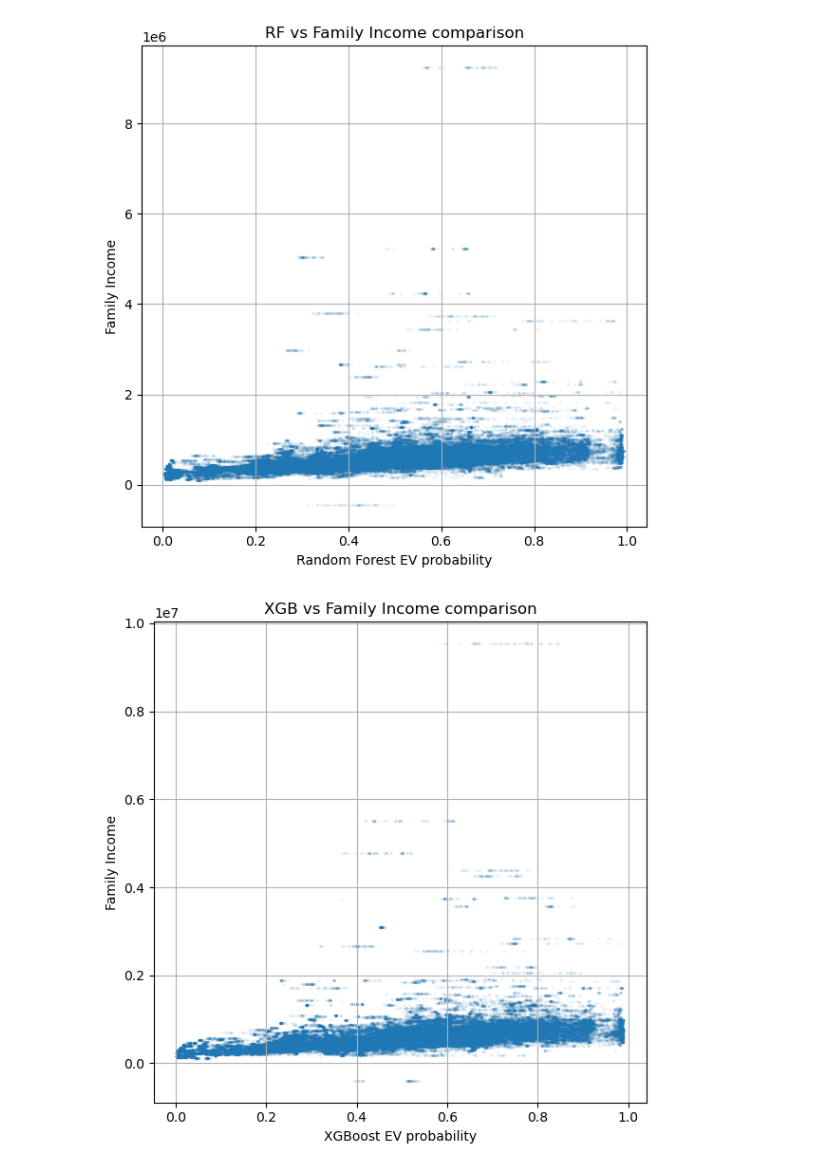
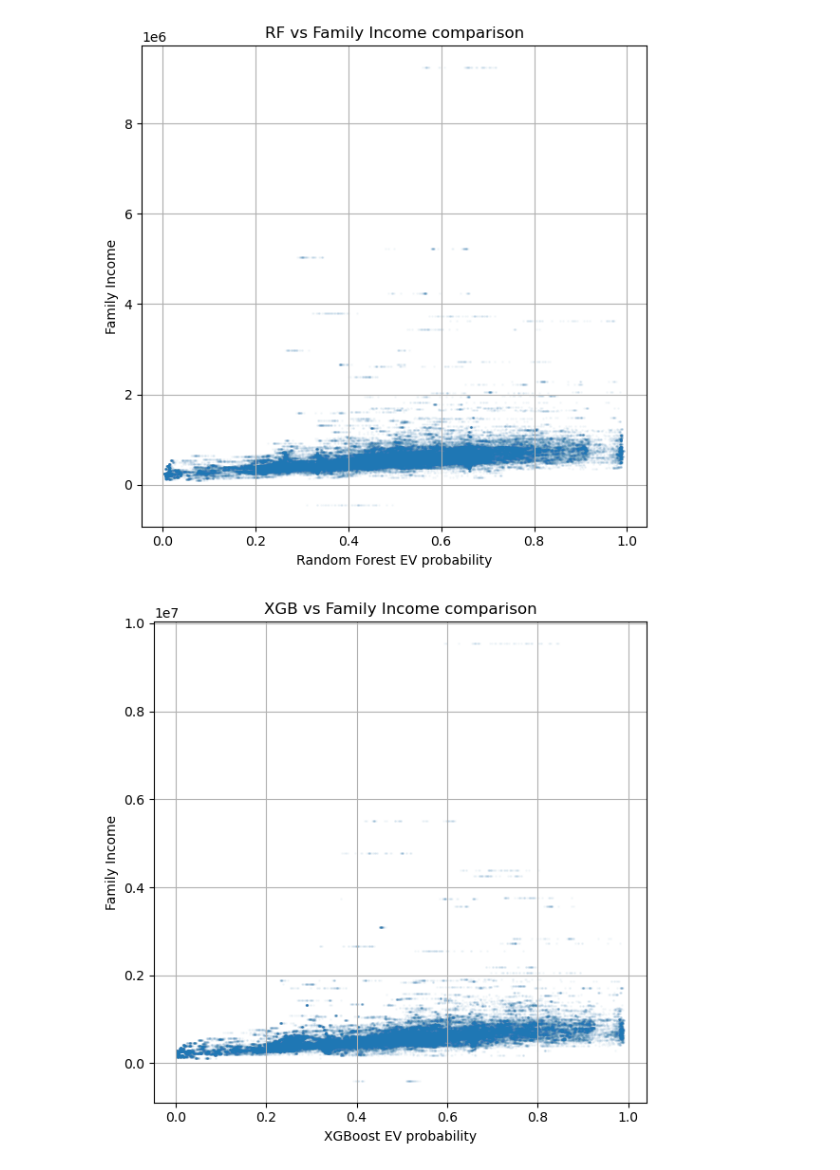
Before and after one commit to ChrisDoudesis/MSc-Thesis, a Jupyter notebook: src/RFvsXGB_correlation.ipynb, the cells around one changed output. Drawn from its saved outputs; the diff is of its cells as text; code cells hidden in the pictures.

```diff
--- a/src/RFvsXGB_correlation.ipynb
+++ b/src/RFvsXGB_correlation.ipynb
@@ -52,37 +52,37 @@ plot_df = df_corr.select([
     "xgb_EV_probability",
     "Family_Income_xgb"
 ]).to_pandas()
 
 plt.figure(figsize=(6, 6))
 plt.scatter(
     plot_df["rf_EV_probability"],
     plot_df["Family_Income_rf"],
-    alpha=0.05,
-    s=2
+    alpha=0.03,
+    s=1
 )
 
 plt.xlabel("Random Forest EV probability")
 plt.ylabel("Family Income")
 plt.title("RF vs Family Income comparison")
 plt.grid(True)
 plt.tight_layout()
 plt.show()
 
 plt.figure(figsize=(6, 6))
 plt.scatter(
     plot_df["xgb_EV_probability"],
     plot_df["Family_Income_xgb"],
-    alpha=0.05,
-    s=2
+    alpha=0.03,
+    s=1
 )
 
 plt.xlabel("XGBoost EV probability")
 plt.ylabel("Family Income")
 plt.title("XGB vs Family Income comparison")
 plt.grid(True)
 plt.tight_layout()
 plt.show()
 # %% [output]
-[figure, old version]
+[figure, new version]
-[figure, old version]
+[figure, new version]
 # %%
```
Also changed, not shown: parts of 1 cell of this notebook.
